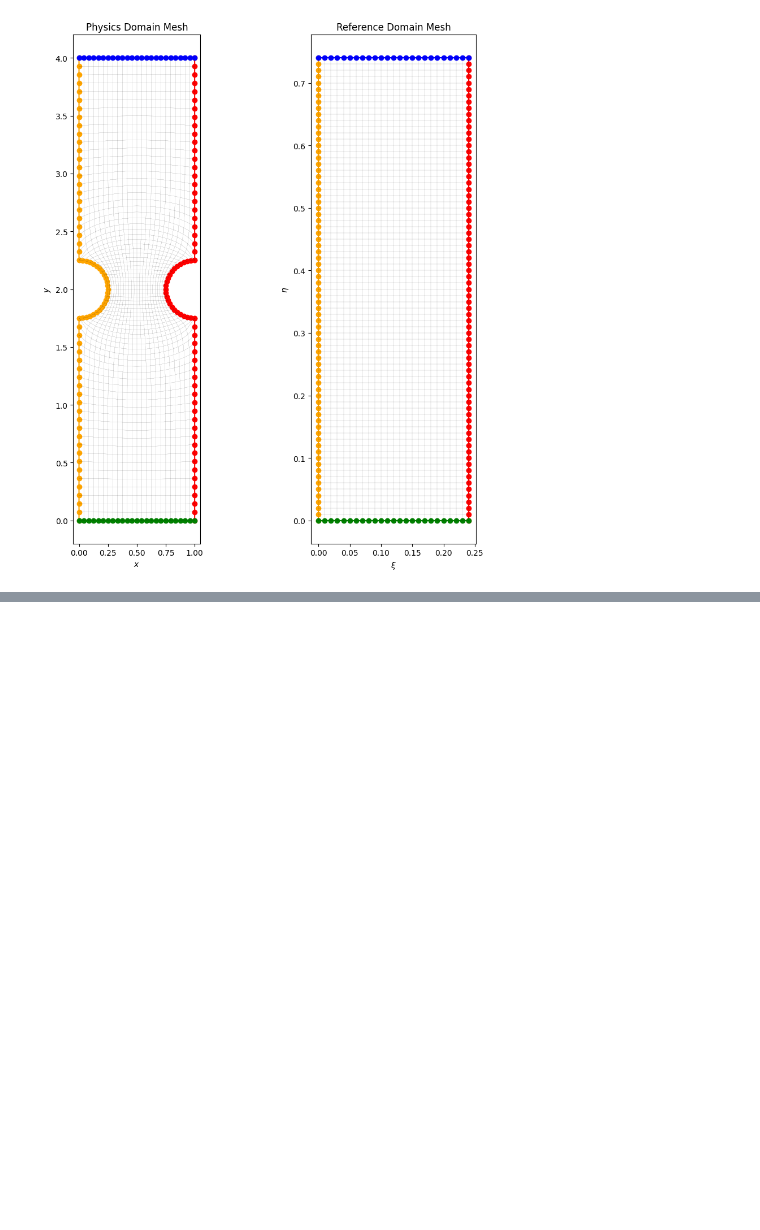
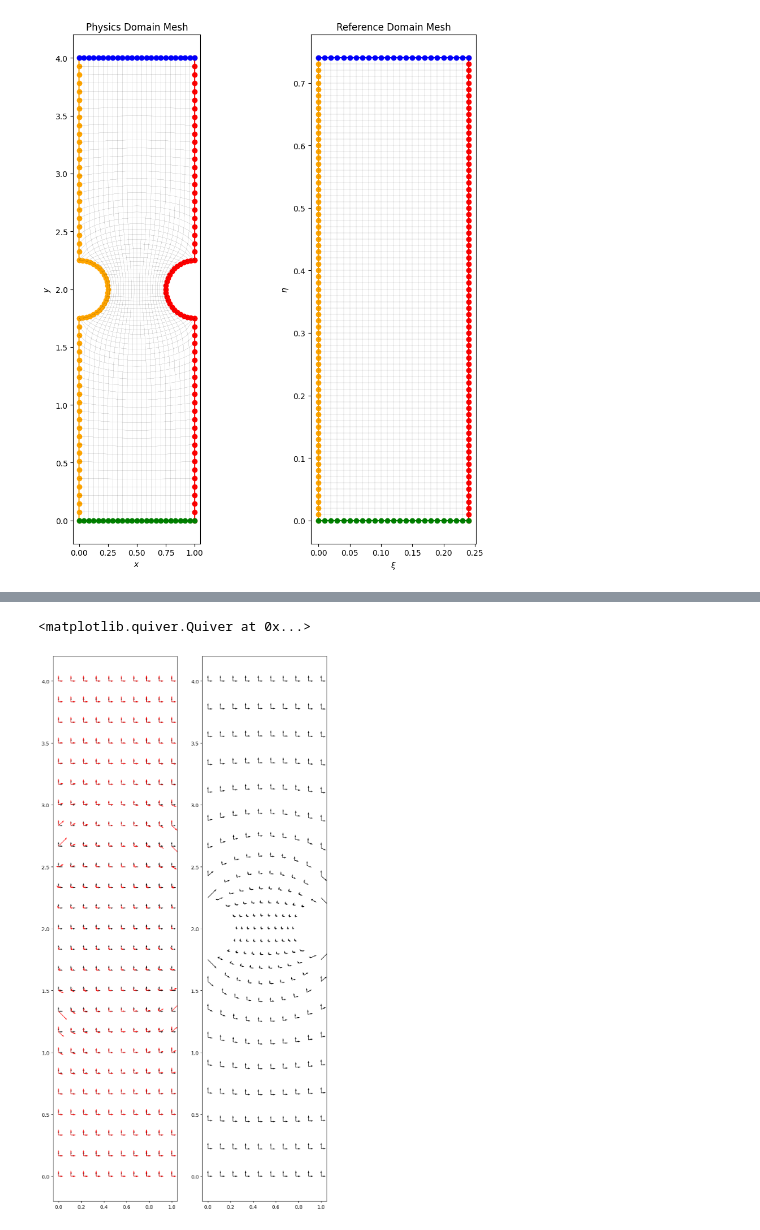
Before and after one commit to nickrummens/SPIQ, a Jupyter notebook: geometry/elliptic_mapping.ipynb, the cells around one changed output, grey strips where cells are left out. Drawn from its saved outputs; the diff is of its cells as text; code cells hidden in the pictures; blank space fills up the shorter version.

```diff
--- a/geometry/elliptic_mapping.ipynb
+++ b/geometry/elliptic_mapping.ipynb
@@ -97,0 +134,35 @@ np.savetxt(data_path, np.hstack((myMesh.x.reshape(-1, 1), myMesh.y.reshape(-1, 1
+# %%
+def coordMap(x, padding=1e-6):
+    x_pos = x[0]/x_max*(nx-1)*(1-2*padding) + padding
+    y_pos = x[1]/y_max*(ny-1)*(1-2*padding) + padding
+
+    x_mapped = jax.scipy.ndimage.map_coordinates(X_map_points, [x_pos, y_pos], order=1, mode='nearest')
+    y_mapped = jax.scipy.ndimage.map_coordinates(Y_map_points, [x_pos, y_pos], order=1, mode='nearest')
+
+    return jnp.stack((x_mapped, y_mapped), axis=0)
+
+def tensMap(tens, x):
+    J = jax.jacobian(coordMap)(x)
+    return J @ tens
+
+vec1 = jnp.ones(X_mapped.shape)
+vec0 = jnp.zeros(X_mapped.shape)
+
+U_1 = jnp.stack((vec1, vec0), axis=1)
+U_2 = jnp.stack((vec0, vec1), axis=1)
+
+U1_mapped = jax.vmap(tensMap)(U_1, jnp.stack((X_plot, Y_plot), axis=1)).squeeze()
+U2_mapped = jax.vmap(tensMap)(U_2, jnp.stack((X_plot, Y_plot), axis=1)).squeeze()
+
+fig, ax = plt.subplots(1, 2,figsize=(10,20))
+ax[0].quiver(X_plot, Y_plot, vec1, vec0)
+ax[0].quiver(X_plot, Y_plot, vec0, vec1)
+
+ax[0].quiver(X_plot, Y_plot, U1_mapped[:, 0], U1_mapped[:, 1], color='r')
+ax[0].quiver(X_plot, Y_plot, U2_mapped[:, 0], U2_mapped[:, 1], color='r')
+
+ax[1].quiver(X_mapped, Y_mapped, U1_mapped[:, 0], U1_mapped[:, 1])
+ax[1].quiver(X_mapped, Y_mapped, U2_mapped[:, 0], U2_mapped[:, 1])
+# %% [output]
+<matplotlib.quiver.Quiver at 0x...>
+[figure, added]
```
Also changed, not shown: parts of 5 cells of this notebook.
